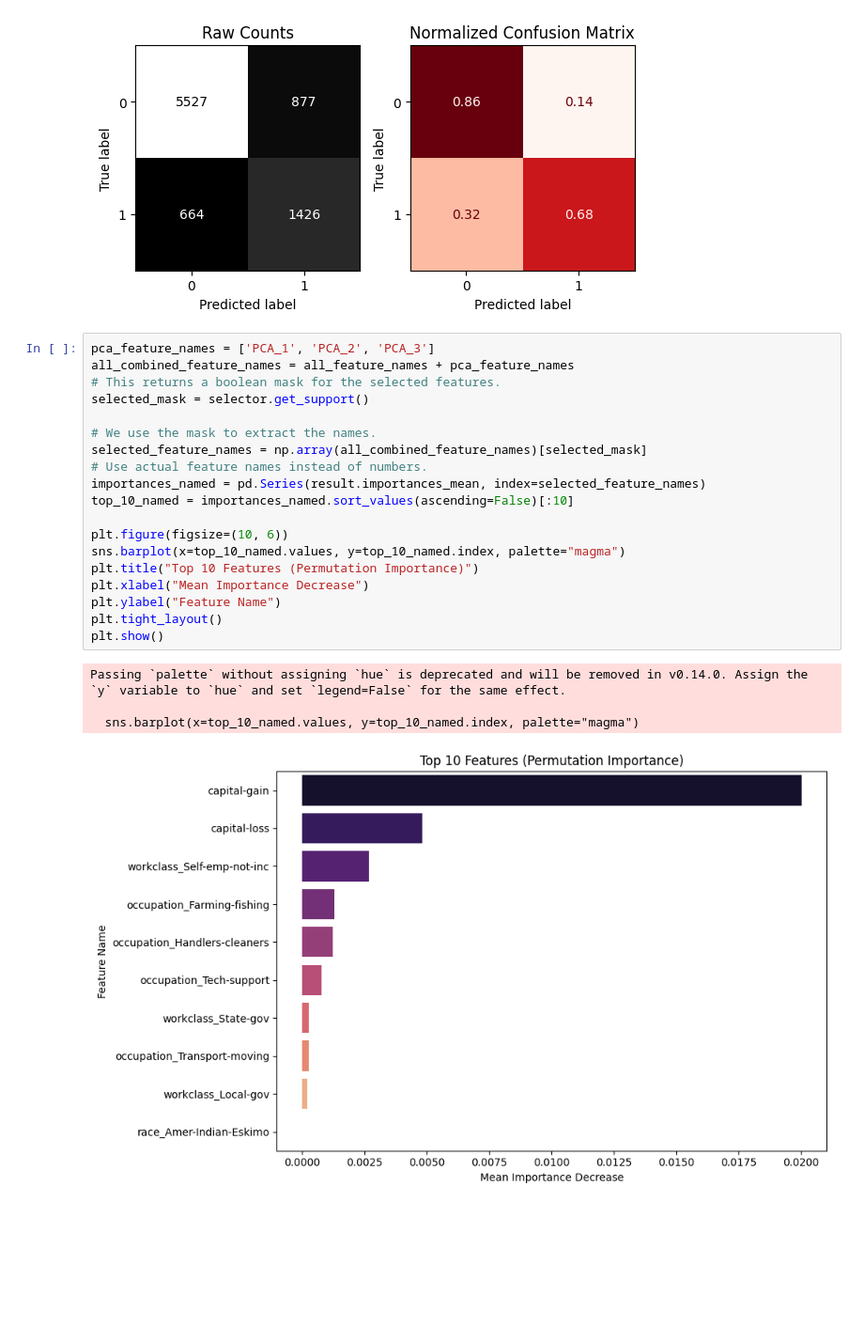
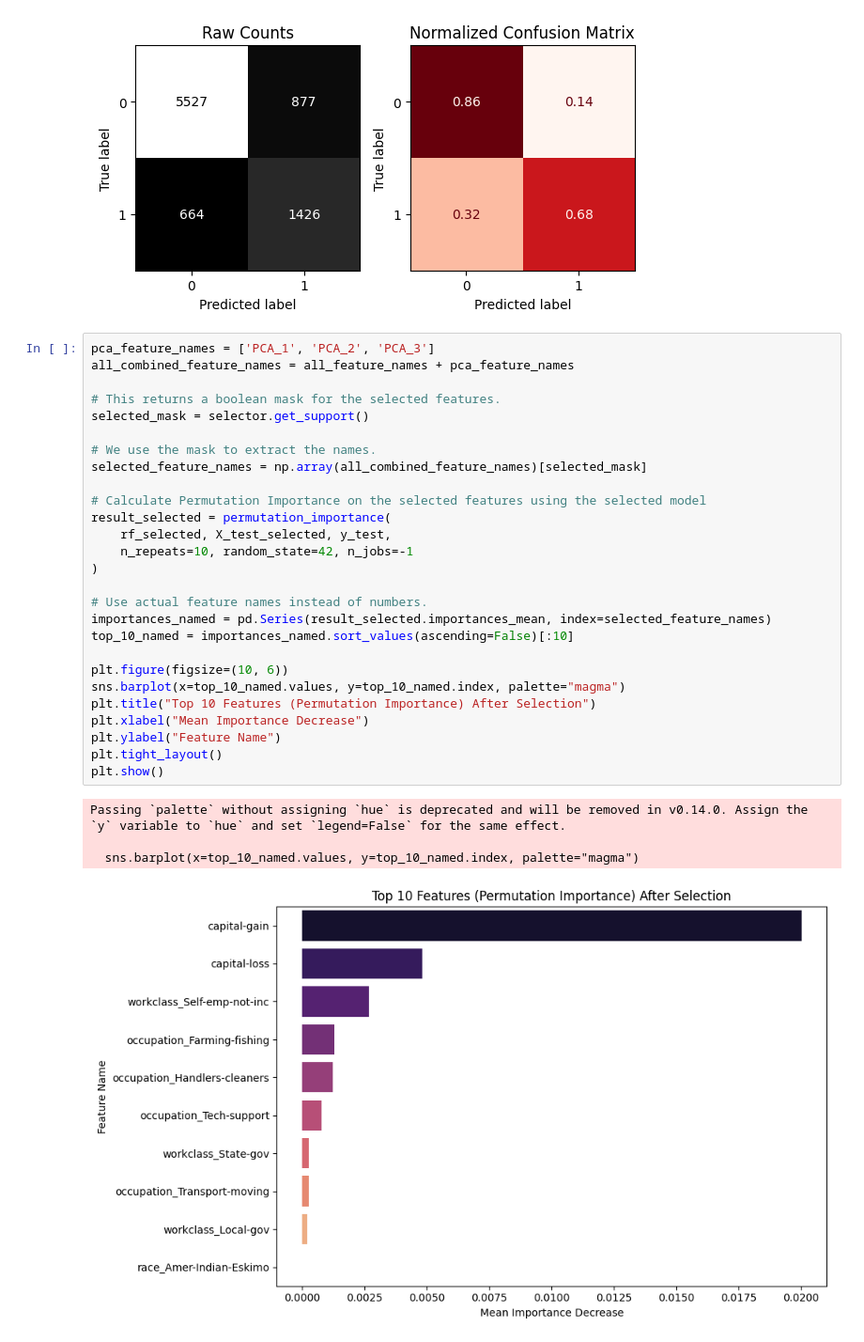
Before and after one commit to MohamedMadhoun/AdultIncomeClassificationProject, a Jupyter notebook: Adult_Income_Classification_Project.ipynb, the cells around one changed output. Shown at 94% size. Saved outputs shown, nothing was run; the diff lists cells and outputs as text; blank space fills up the shorter version.

```diff
--- a/Adult_Income_Classification_Project.ipynb
+++ b/Adult_Income_Classification_Project.ipynb
@@ -609,24 +609,32 @@ weighted avg       0.83      0.82      0.82      8494
 # %%
 pca_feature_names = ['PCA_1', 'PCA_2', 'PCA_3']
 all_combined_feature_names = all_feature_names + pca_feature_names
+
 # This returns a boolean mask for the selected features.
 selected_mask = selector.get_support()
 
 # We use the mask to extract the names.
 selected_feature_names = np.array(all_combined_feature_names)[selected_mask]
+
+# Calculate Permutation Importance on the selected features using the selected model
+result_selected = permutation_importance(
+    rf_selected, X_test_selected, y_test,
+    n_repeats=10, random_state=42, n_jobs=-1
+)
+
 # Use actual feature names instead of numbers.
-importances_named = pd.Series(result.importances_mean, index=selected_feature_names)
+importances_named = pd.Series(result_selected.importances_mean, index=selected_feature_names)
 top_10_named = importances_named.sort_values(ascending=False)[:10]
 
 plt.figure(figsize=(10, 6))
 sns.barplot(x=top_10_named.values, y=top_10_named.index, palette="magma")
-plt.title("Top 10 Features (Permutation Importance)")
+plt.title("Top 10 Features (Permutation Importance) After Selection")
 plt.xlabel("Mean Importance Decrease")
 plt.ylabel("Feature Name")
 plt.tight_layout()
 plt.show()
 # %% [output]
 Passing `palette` without assigning `hue` is deprecated and will be removed in v0.14.0. Assign the `y` variable to `hue` and set `legend=False` for the same effect.
 
   sns.barplot(x=top_10_named.values, y=top_10_named.index, palette="magma")
-[figure, old version]
+[figure, new version]
```
Also changed, not shown: parts of 5 cells of this notebook.
